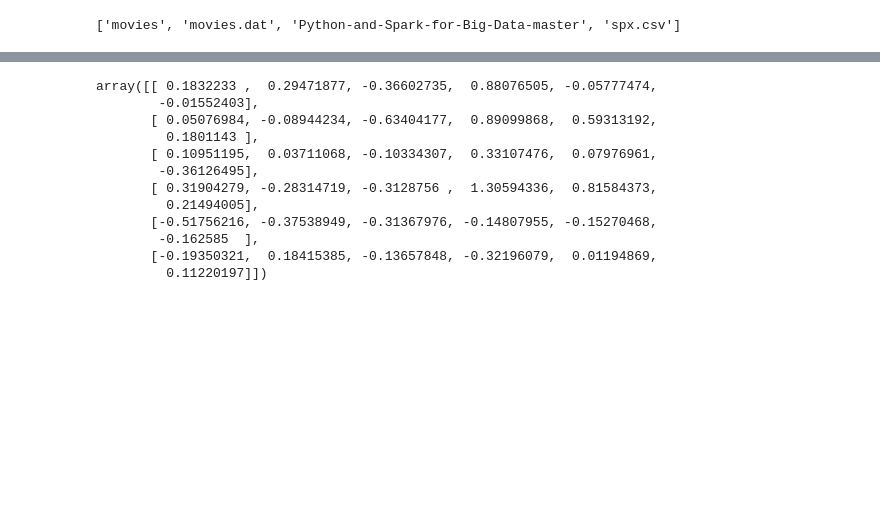
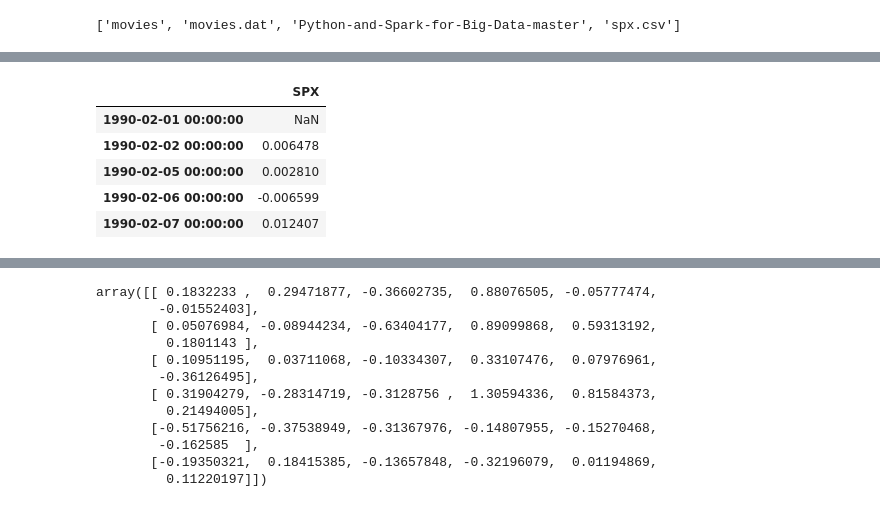
Before and after one commit to asbharath/MachineLearning, a Jupyter notebook: Untitled.ipynb, the cells around one changed output, grey strips where cells are left out. Saved outputs shown, nothing was run; the diff lists cells and outputs as text; code cells hidden in the pictures; blank space fills up the shorter version.

```diff
--- a/Untitled.ipynb
+++ b/Untitled.ipynb
@@ -21,4 +19,13 @@ NameError: name 'pd' is not defined
 # %%
 spx_pct_change = data[['SPX']].pct_change()
+# %%
+spx_pct_change.head()
+# %% [output]
+|  | SPX |
+| 1990-02-01 00:00:00 | NaN |
+| 1990-02-02 00:00:00 | 0.006478 |
+| 1990-02-05 00:00:00 | 0.002810 |
+| 1990-02-06 00:00:00 | -0.006599 |
+| 1990-02-07 00:00:00 | 0.012407 |
 # %%
 spx_pct_change['SPX'].autocorr()
```
Also changed, not shown: parts of 25 cells of this notebook, 6 other files.
